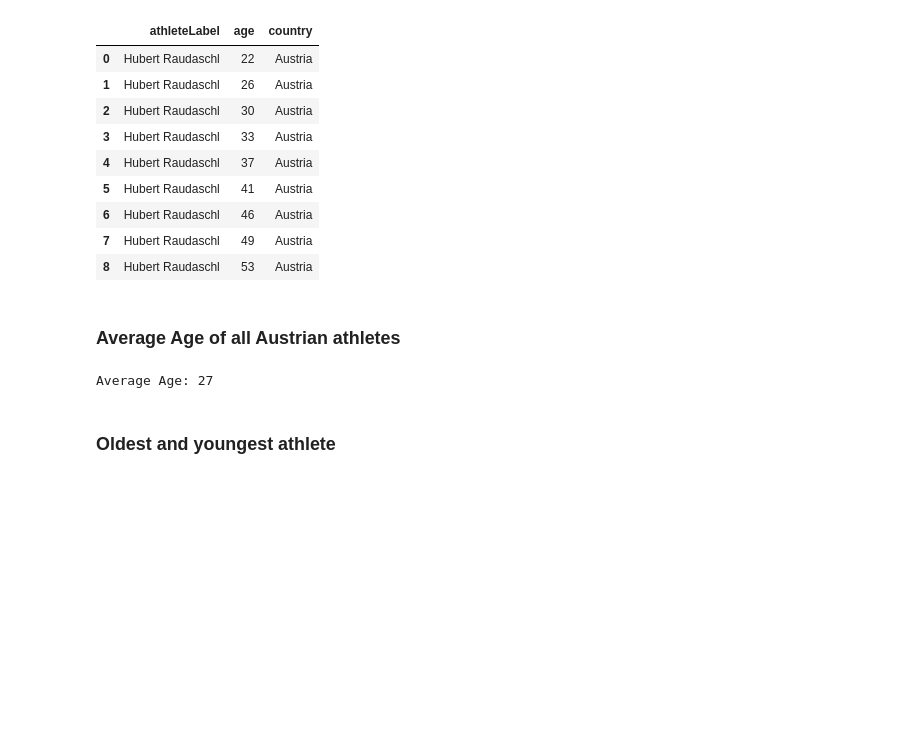
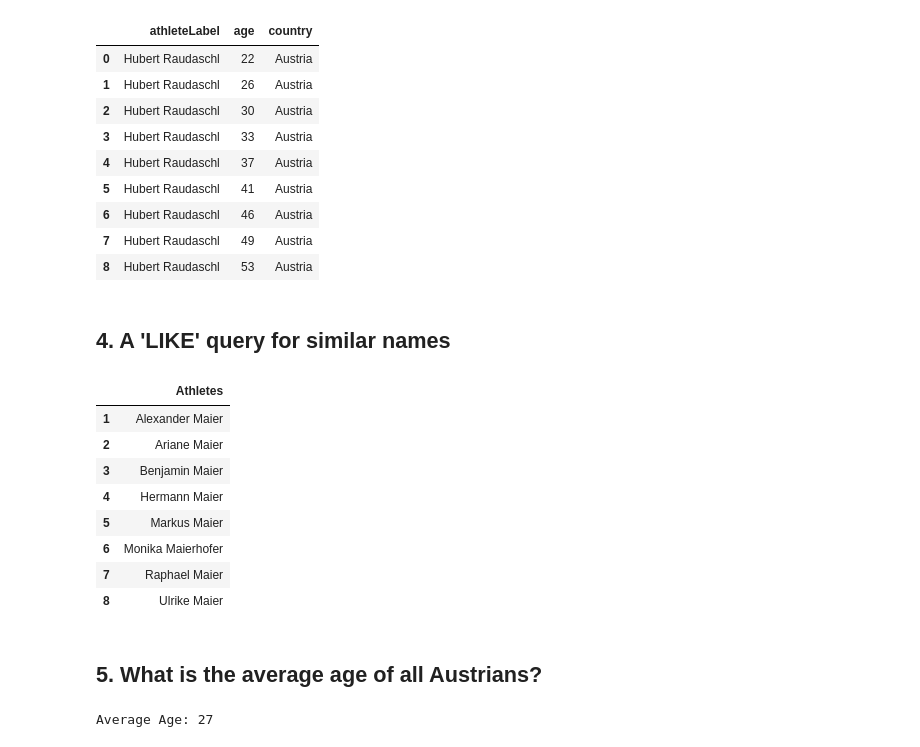
Before and after one commit to gunharth/120-years-of-Olympic-history, a Jupyter notebook: 01_Athletes.ipynb, the cells around one changed output. Saved outputs shown, nothing was run; the diff lists cells and outputs as text; code cells hidden in the pictures; blank space fills up the shorter version.

```diff
--- a/01_Athletes.ipynb
+++ b/01_Athletes.ipynb
@@ -134,8 +136,43 @@ DataFrame(result, columns=result.vars)
 | 6 | Hubert Raudaschl | 46 | Austria |
 | 7 | Hubert Raudaschl | 49 | Austria |
 | 8 | Hubert Raudaschl | 53 | Austria |
-# %% [markdown]
-### Average Age of all Austrian athletes
+# %% [markdown]
+## 4. A 'LIKE' query for similar names
+# %%
+athlete = "'Maier'"
+
+result = g.query("""
+    PREFIX foaf:  <http://xmlns.com/foaf/0.1/>
+    PREFIX rdfs: <http://www.w3.org/2000/01/rdf-schema#>
+    PREFIX dbo: <http://dbpedia.org/ontology/>
+    PREFIX ex: <http://example.org/ontology/olympics/>
+    PREFIX noc: <http://example.org/resource/olympics/NOC/>
+
+    SELECT DISTINCT ?Athletes
+    WHERE {
+        ?athlete a foaf:Person;
+                 rdfs:label ?Athletes;
+        FILTER (langMatches( lang(?Athletes), "en" ) )
+        FILTER CONTAINS(?Athletes,""" + athlete +""")
+    }
+    ORDER BY ?Athletes
+""")
+
+df = DataFrame(result, columns=result.vars)
+df.index +=1
+df
+# %% [output]
+|  | Athletes |
+| 1 | Alexander Maier |
+| 2 | Ariane Maier |
+| 3 | Benjamin Maier |
+| 4 | Hermann Maier |
+| 5 | Markus Maier |
+| 6 | Monika Maierhofer |
+| 7 | Raphael Maier |
+| 8 | Ulrike Maier |
+# %% [markdown]
+## 5. What is the average age of all Austrians?
 # %%
 result = g.query("""
     PREFIX foaf:  <http://xmlns.com/foaf/0.1/>
@@ -151,5 +188,3 @@ for row in result:
     print("Average Age: %s" % row)
 # %% [output]
 Average Age: 27
-# %% [markdown]
-### Oldest and youngest athlete
```
Also changed, not shown: parts of 11 cells of this notebook, 4 other files.
